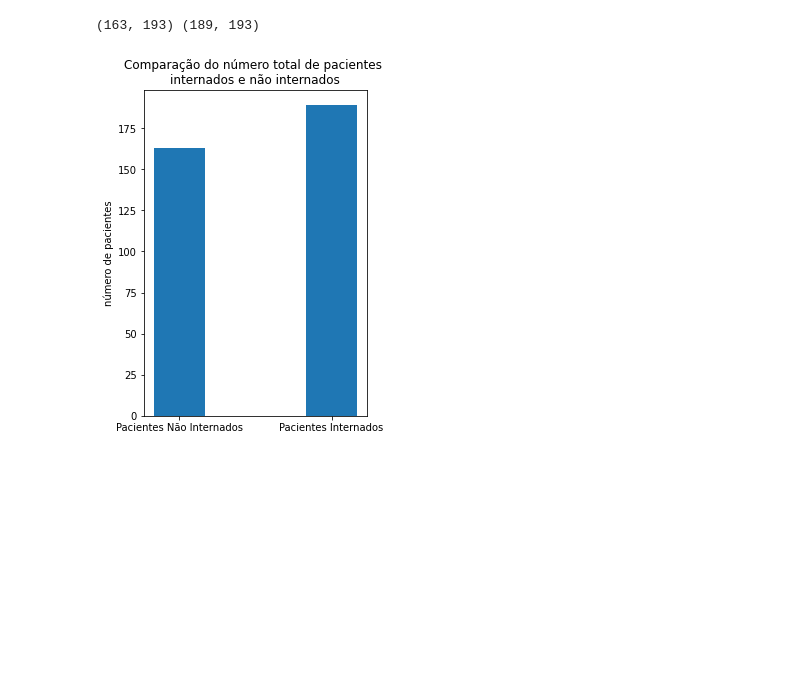
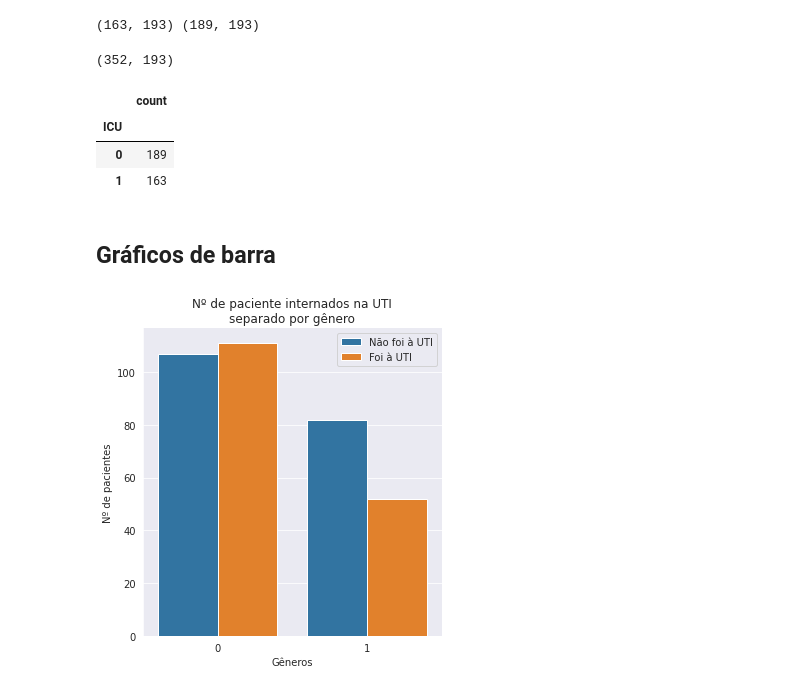
Before and after one commit to arturcgs/bootcamp-data-science-aplicada3, a Jupyter notebook: Projetos/Projeto_Final_Testes.ipynb, the cells around one changed output. Saved outputs shown, nothing was run; the diff lists cells and outputs as text; code cells hidden in the pictures; blank space fills up the shorter version.

```diff
--- a/Projetos/Projeto_Final_Testes.ipynb
+++ b/Projetos/Projeto_Final_Testes.ipynb
@@ -142,23 +168,32 @@ dados_limpos_UTI_1 = dados_limpos.query('ICU == 0')
 print(dados_limpos_UTI_0.shape, dados_limpos_UTI_1.shape)
 # %% [output]
 (163, 193) (189, 193)
-# %%
-#gráfico ae
-
-plt.figure(figsize=(4, 6))
-x_pos = [1, 1.75]
-
-plt.bar( x_pos , height = [len(dados_limpos_UTI_0), len(dados_limpos_UTI_1)],
-        width = 0.25, align = 'center')
-
-plt.xticks(x_pos, ['Pacientes Não Internados', 'Pacientes Internados'])
-
-
-#Title
-plt.title('Comparação do número total de pacientes \ninternados e não internados')
-#Axis labels
-plt.ylabel('número de pacientes')
-
-plt.show()
-# %% [output]
-[figure, removed]
+# %%
+dados_limpos.shape
+# %% [output]
+(352, 193)
+# %%
+dados_limpos_group_ICU = dados_limpos.groupby('ICU')
+
+dados_limpos_group_ICU.GENDER.agg(['count'])
+# %% [output]
+|  | count |
+| ICU |  |
+| 0 | 189 |
+| 1 | 163 |
+# %% [markdown]
+## Gráficos de barra
+# %%
+sns.set_style('darkgrid')
+
+ax = sns.catplot(x = 'GENDER', data = dados_limpos, kind = 'count', hue='ICU', legend = False).set(title = 'Nº de paciente internados na UTI\nseparado por gênero')
+
+#Labels Eixos
+ax.set(xlabel='Gêneros', ylabel='Nº de pacientes')
+
+#Arrumando legenda
+plt.legend(title='', loc = 1, labels = ['Não foi à UTI', 'Foi à UTI'])
+
+plt.show()
+# %% [output]
+[figure, added]
```
Also changed, not shown: parts of 32 cells of this notebook.
